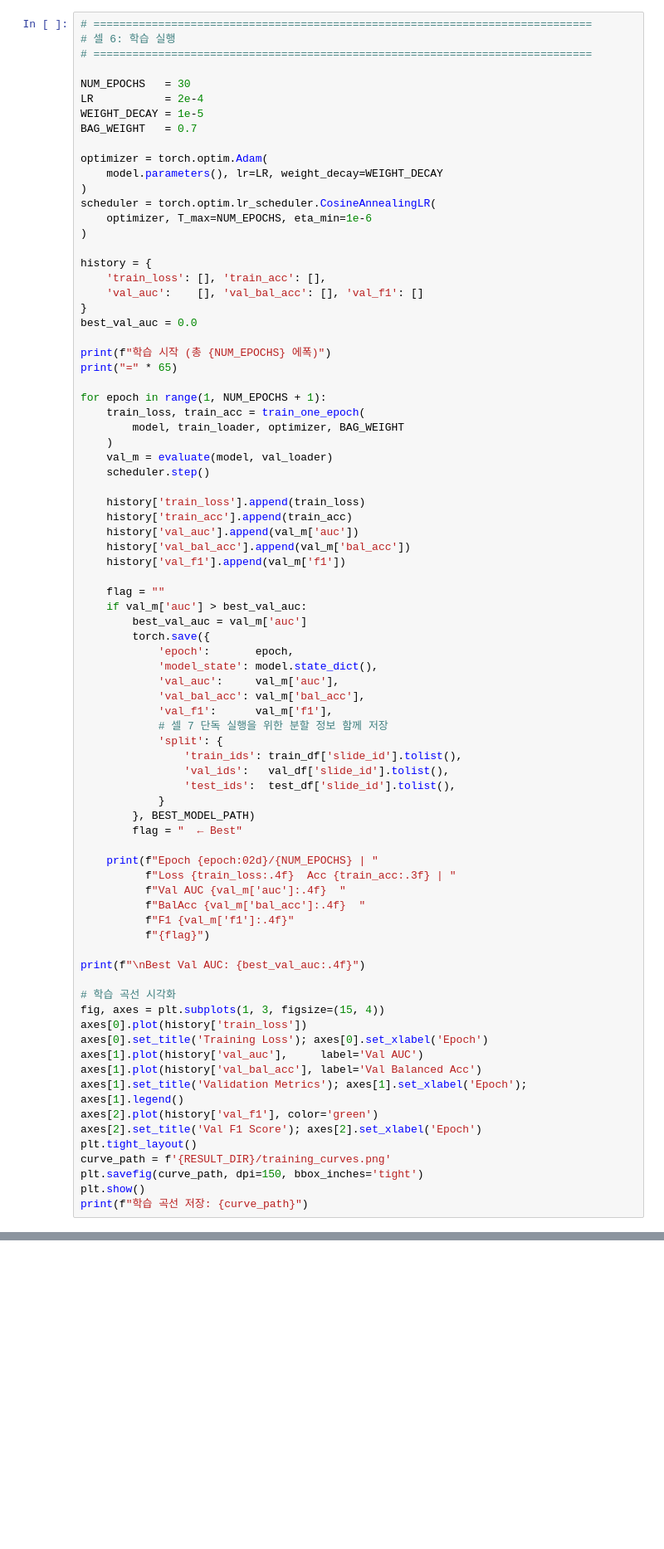
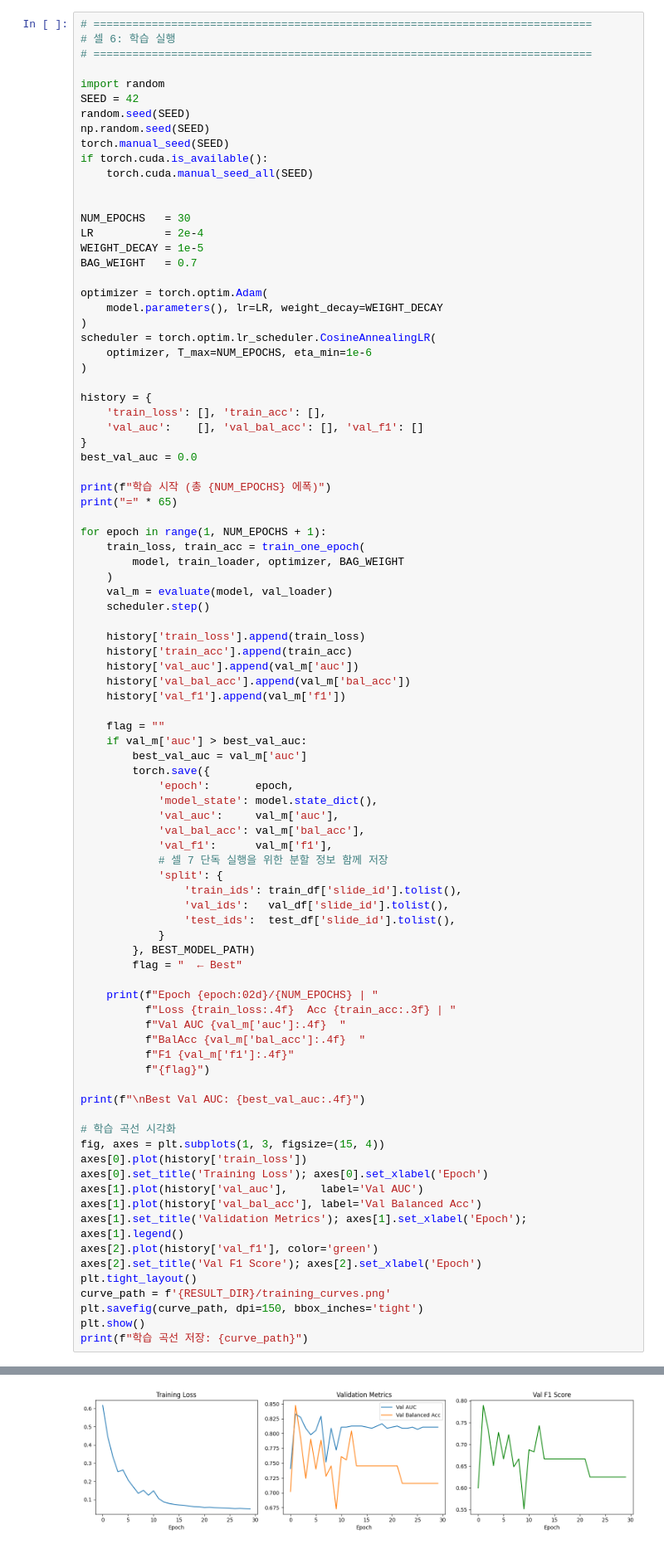
Before and after one commit to yezinn/TNBC-WSI-Classification, a Jupyter notebook: 2_classification/CLAMLearning_edit.ipynb, the cells around one changed output, grey strips where cells are left out. Shown at 83% size. Saved outputs shown, nothing was run; the diff lists cells and outputs as text; blank space fills up the shorter version.

```diff
--- a/2_classification/CLAMLearning_edit.ipynb
+++ b/2_classification/CLAMLearning_edit.ipynb
@@ -270,6 +296,15 @@ def evaluate(model, loader):
 # =============================================================================
 # 셀 6: 학습 실행
 # =============================================================================
+
+import random
+SEED = 42
+random.seed(SEED)
+np.random.seed(SEED)
+torch.manual_seed(SEED)
+if torch.cuda.is_available():
+    torch.cuda.manual_seed_all(SEED)
+
 
 NUM_EPOCHS   = 30
 LR           = 2e-4
@@ -346,3 +381,4 @@ curve_path = f'{RESULT_DIR}/training_curves.png'
 plt.savefig(curve_path, dpi=150, bbox_inches='tight')
 plt.show()
 print(f"학습 곡선 저장: {curve_path}")
+# %% [output]
@@ -348,0 +402 @@ print(f"학습 곡선 저장: {curve_path}")
+[figure, added]
```
Also changed, not shown: parts of 8 cells of this notebook.
